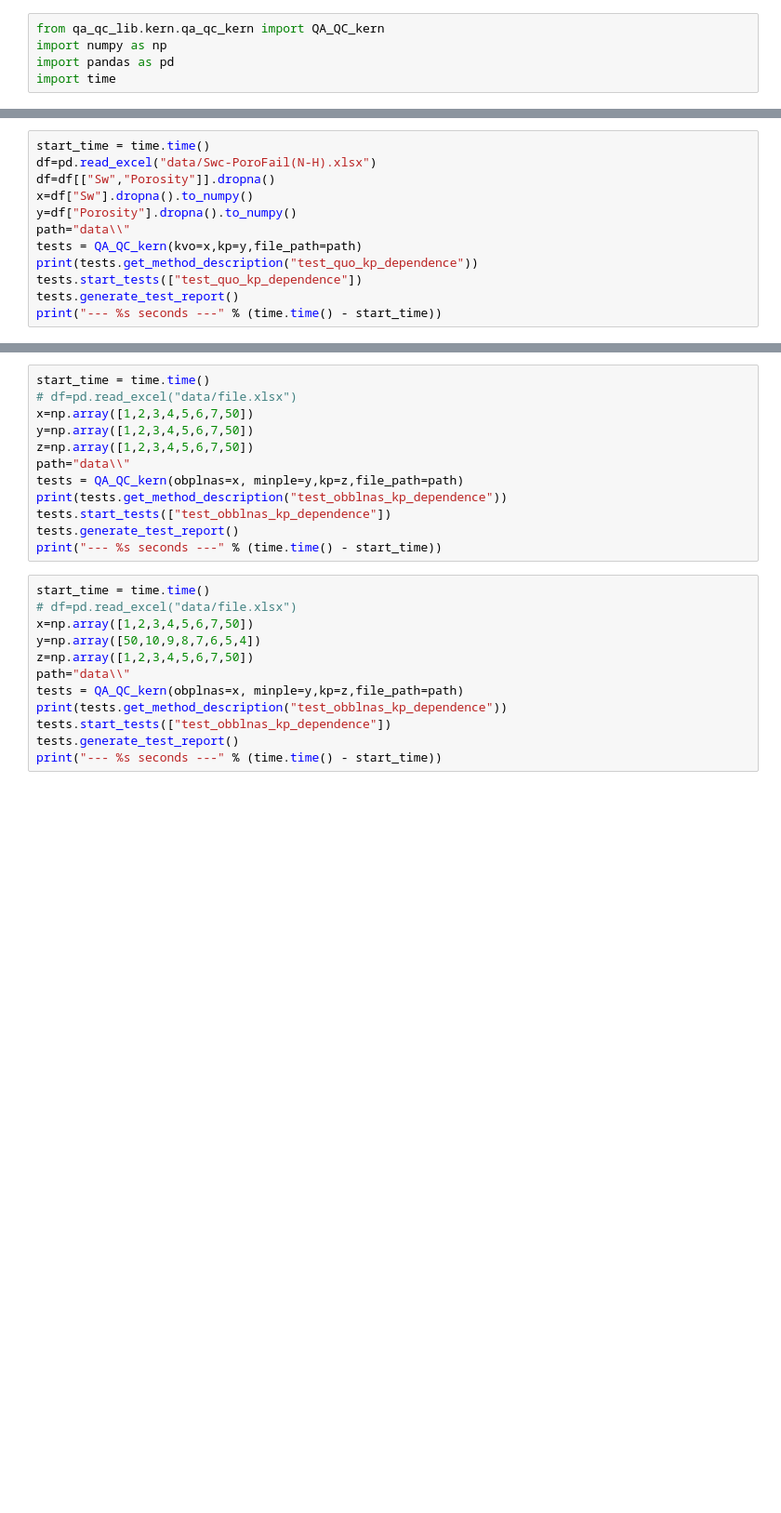
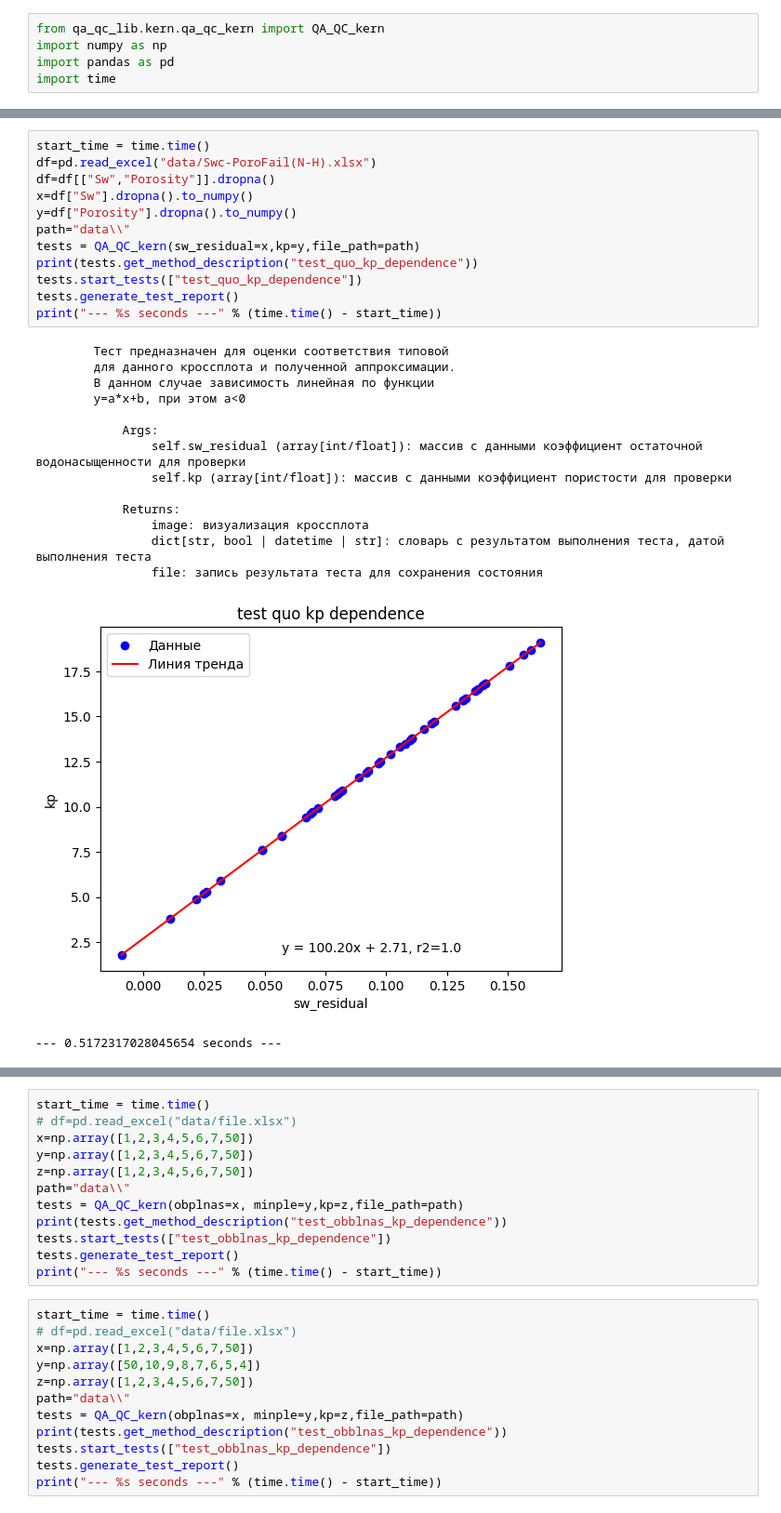
Before and after one commit to Salnikov-MaX/QA_QC_proj, a Jupyter notebook: qa_qc_lib/kern/workflow.ipynb, the cells around one changed output, grey strips where cells are left out. Shown at 93% size. Drawn from its saved outputs; the diff is of its cells as text; blank space fills up the shorter version.

```diff
--- a/qa_qc_lib/kern/workflow.ipynb
+++ b/qa_qc_lib/kern/workflow.ipynb
@@ -30,15 +66,31 @@ print("--- %s seconds ---" % (time.time() - start_time))
 # %%
 start_time = time.time()
 df=pd.read_excel("data/Swc-PoroFail(N-H).xlsx")
 df=df[["Sw","Porosity"]].dropna()
 x=df["Sw"].dropna().to_numpy()
 y=df["Porosity"].dropna().to_numpy()
 path="data\\"
-tests = QA_QC_kern(kvo=x,kp=y,file_path=path)
+tests = QA_QC_kern(sw_residual=x,kp=y,file_path=path)
 print(tests.get_method_description("test_quo_kp_dependence"))
 tests.start_tests(["test_quo_kp_dependence"])
 tests.generate_test_report()
 print("--- %s seconds ---" % (time.time() - start_time))
+# %% [output]
+        Тест предназначен для оценки соответствия типовой
+        для данного кроссплота и полученной аппроксимации.
+        В данном случае зависимость линейная по функции
+        y=a*x+b, при этом a<0
+
+            Args:
+                self.sw_residual (array[int/float]): массив с данными коэффициент остаточной водонасыщенности для проверки
+                self.kp (array[int/float]): массив с данными коэффициент пористости для проверки
+
+            Returns:
+                image: визуализация кроссплота
+                dict[str, bool | datetime | str]: словарь с результатом выполнения теста, датой выполнения теста
+                file: запись результата теста для сохранения состояния
+[figure, added]
+--- 0.5172317028045654 seconds ---
 # %%
 start_time = time.time()
 df=pd.read_excel("data/Swc-PoroOK(N-H).xlsx")
```
Also changed, not shown: parts of 59 cells of this notebook, 1 other file.
